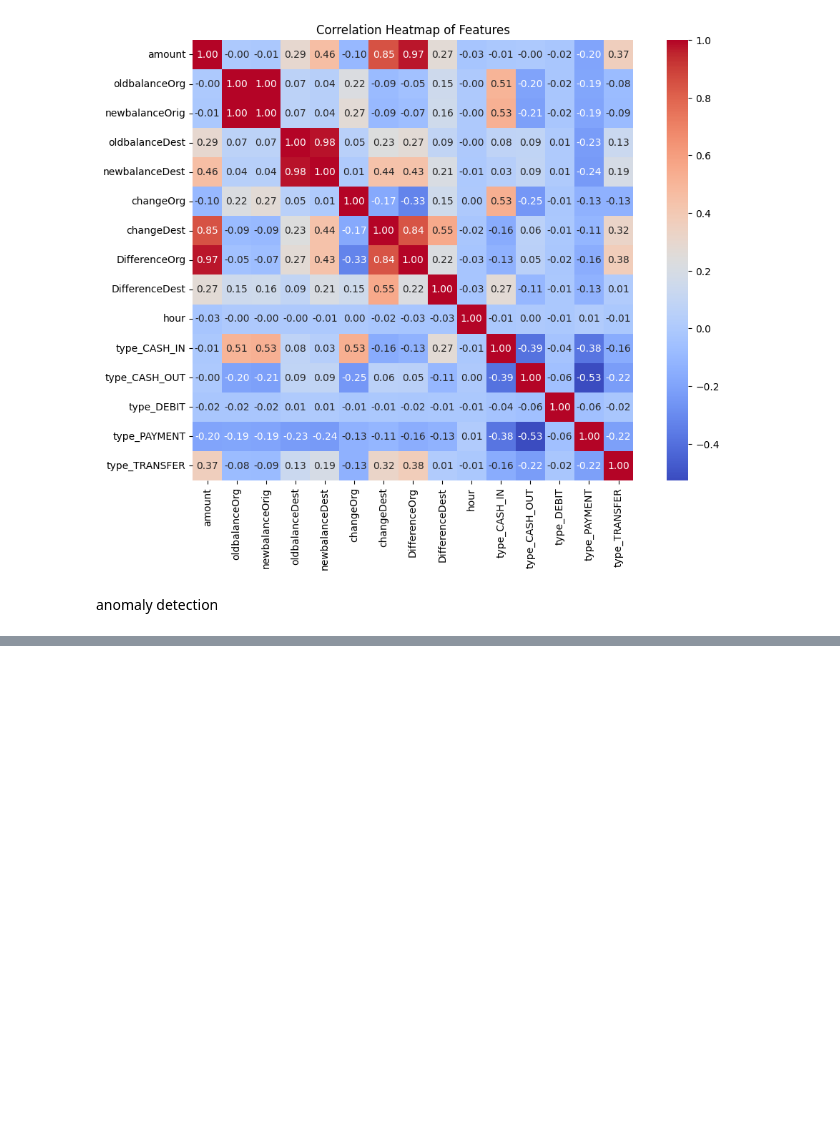
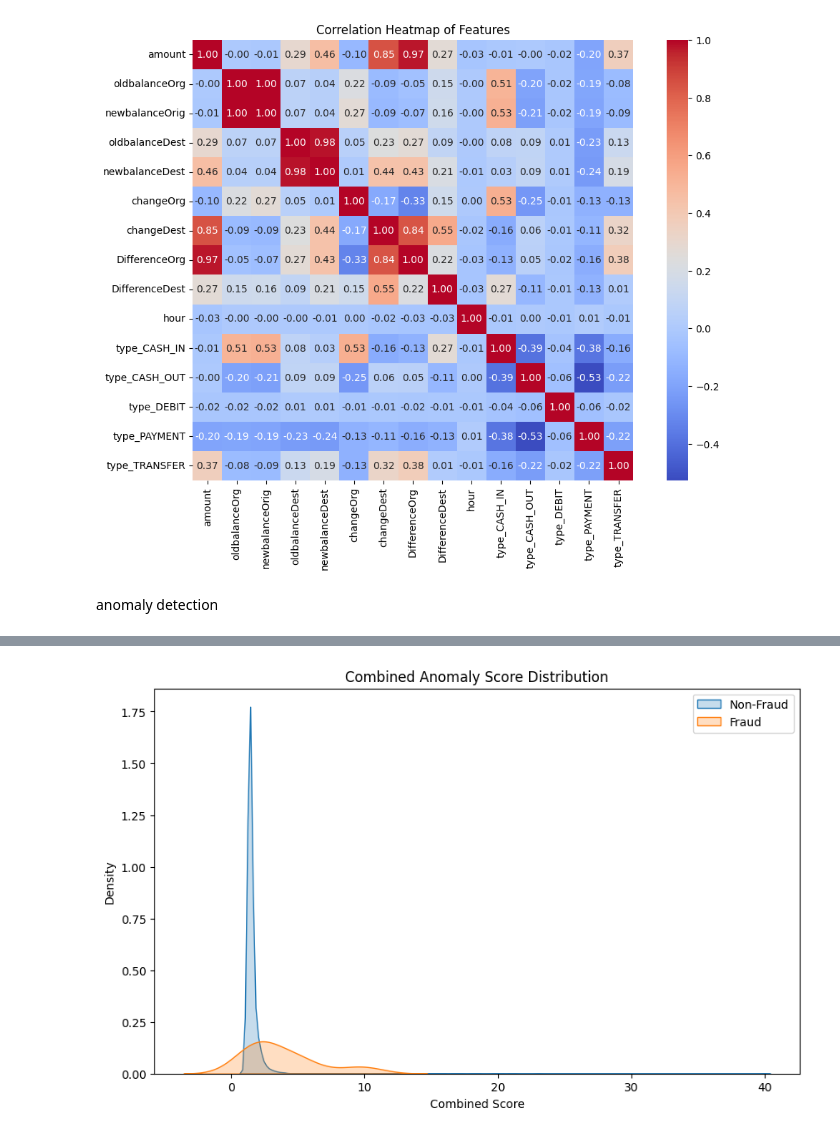
Before and after one commit to DrevnytskaYuliia/anomaly-detection, a Jupyter notebook: Data cleaning.ipynb, the cells around one changed output, grey strips where cells are left out. Saved outputs shown, nothing was run; the diff lists cells and outputs as text; code cells hidden in the pictures; blank space fills up the shorter version.

```diff
--- a/Data cleaning.ipynb
+++ b/Data cleaning.ipynb
@@ -225,0 +327,13 @@ plt.show()
+# %%
+
+from sklearn.neighbors import LocalOutlierFactor
+
+lof = LocalOutlierFactor(n_neighbors=100, contamination=0.01)
+subset['lof_anomaly'] = lof.fit_predict(subset)
+subset['lof_anomaly'] = subset['lof_anomaly'].map({1: 0, -1: 1})
+
+print(subset['lof_anomaly'].value_counts())
+
+# Crosstab: LOF anomaly vs actual fraud
+print(pd.crosstab(subset['lof_anomaly'], subset['isFraud'],
+                  rownames=['LOF Anomaly'], colnames=['Actual Fraud']))
@@ -225,0 +349,13 @@ plt.show()
+# %%
+# LOF anomaly score (higher = more anomalous)
+subset['lof_score'] = -lof.negative_outlier_factor_
+
+# Isolation Forest score already exists as features['iso_score']
+# Combine with:
+subset['combined_score'] = subset['lof_score'] + features.loc[subset.index, 'iso_score']
+
+# Highest combined score → most likely anomaly
+subset_sorted = subset.sort_values('combined_score', ascending=False)
+
+# View top 10 suspicious entries
+print(subset_sorted[['lof_score', 'iso_score', 'combined_score', 'isFraud']].head(10))
@@ -225,0 +409,10 @@ plt.show()
+# %%
+plt.figure(figsize=(10,6))
+sns.kdeplot(subset[subset['isFraud'] == 0]['combined_score'], label='Non-Fraud', fill=True)
+sns.kdeplot(subset[subset['isFraud'] == 1]['combined_score'], label='Fraud', fill=True)
+plt.title('Combined Anomaly Score Distribution')
+plt.xlabel('Combined Score')
+plt.legend()
+plt.show()
+# %% [output]
+[figure, added]
```
Also changed, not shown: parts of 14 cells of this notebook.
